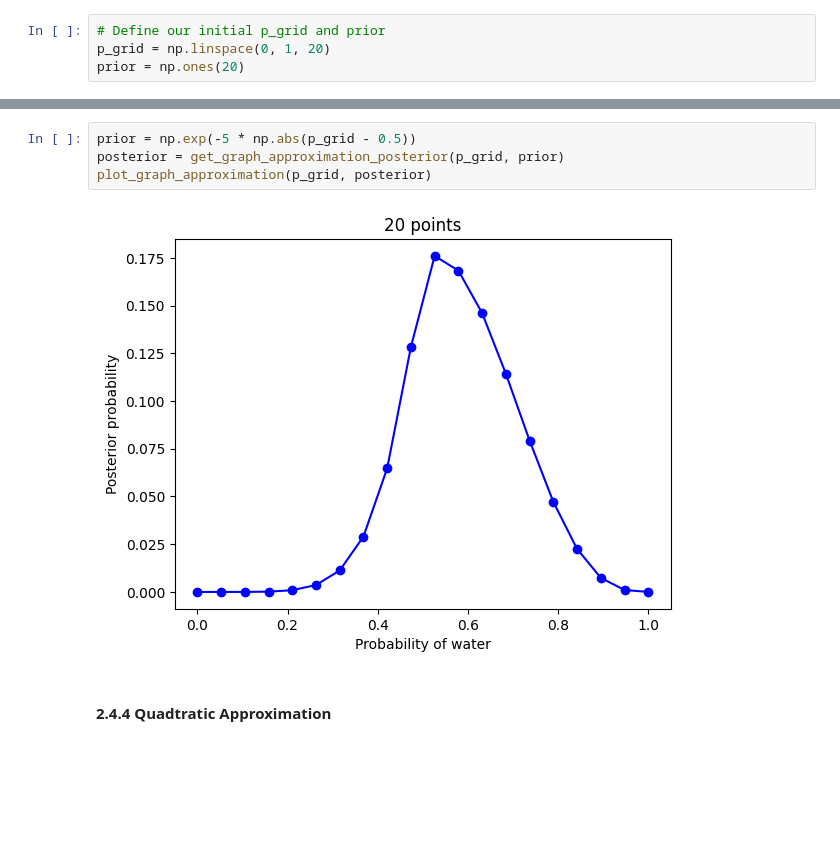
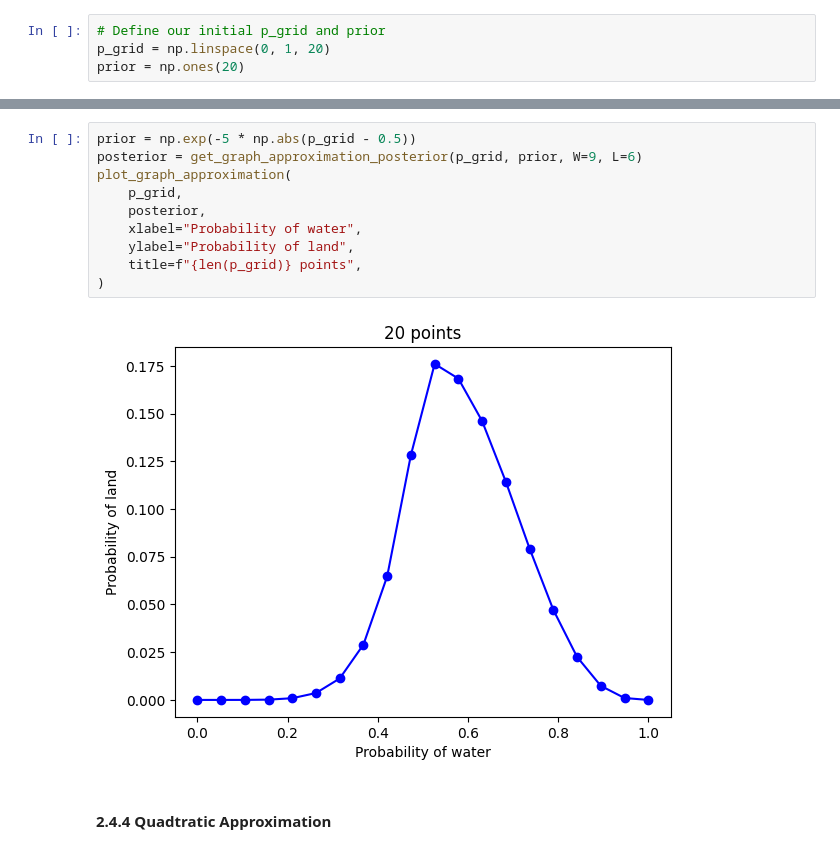
Before and after one commit to beckspark/statistical_rethinking_a_bayesian_course, a Jupyter notebook: notebooks/02_bayesian_analysis.ipynb, the cells around one changed output, grey strips where cells are left out. Drawn from its saved outputs; the diff is of its cells as text; blank space fills up the shorter version.

```diff
--- a/notebooks/02_bayesian_analysis.ipynb
+++ b/notebooks/02_bayesian_analysis.ipynb
@@ -82,9 +94,15 @@ plot_graph_approximation(p_grid, posterior)
 # %%
 prior = np.exp(-5 * np.abs(p_grid - 0.5))
-posterior = get_graph_approximation_posterior(p_grid, prior)
-plot_graph_approximation(p_grid, posterior)
+posterior = get_graph_approximation_posterior(p_grid, prior, W=9, L=6)
+plot_graph_approximation(
+    p_grid,
+    posterior,
+    xlabel="Probability of water",
+    ylabel="Probability of land",
+    title=f"{len(p_grid)} points",
+)
 # %% [output]
-[figure, old version]
+[figure, new version]
 # %% [markdown]
 #### 2.4.4 Quadtratic Approximation
 # %%
```
Also changed, not shown: parts of 4 cells of this notebook.
